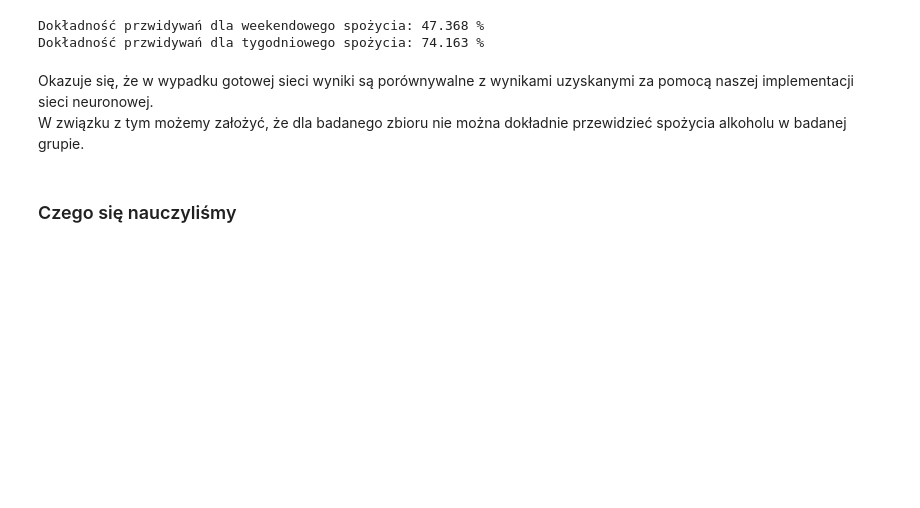
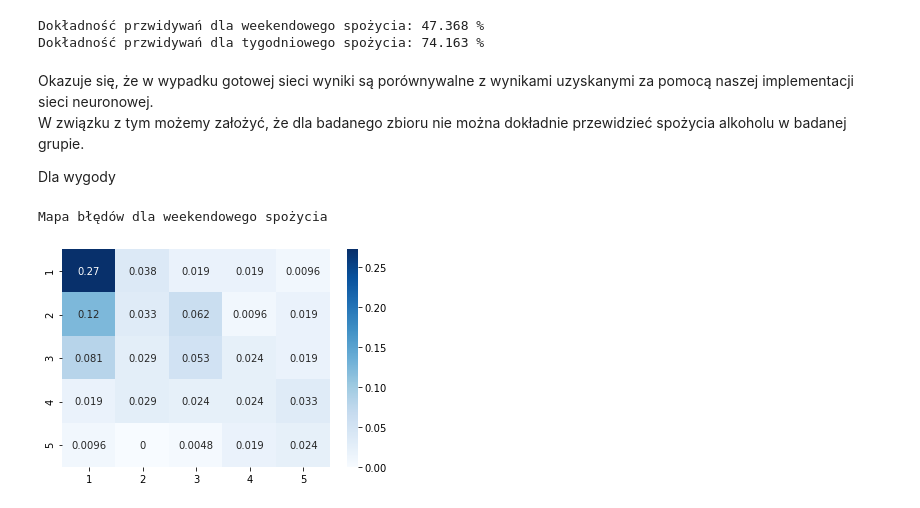
Before and after one commit to tiskus333/Neural_Network_FS, a Jupyter notebook: Analiza.ipynb, the cells around one changed output. Drawn from its saved outputs; the diff is of its cells as text; code cells hidden in the pictures; blank space fills up the shorter version.

```diff
--- a/Analiza.ipynb
+++ b/Analiza.ipynb
@@ -178,5 +178,16 @@ Dokładność przwidywań dla tygodniowego spożycia: 74.163 %
 # %% [markdown]
 Okazuje się, że w wypadku gotowej sieci wyniki są porównywalne z wynikami uzyskanymi za pomocą naszej implementacji sieci neuronowej.
 W związku z tym możemy założyć, że dla badanego zbioru nie można dokładnie przewidzieć spożycia alkoholu w badanej grupie.
+
+Dla wygody
-# %% [markdown]
-### Czego się nauczyliśmy
+# %%
+import seaborn as sns
+from sklearn.metrics import confusion_matrix
+
+walc_predict = nn_walc.predict(X_test_w, True)
+confusion_w = confusion_matrix(list(y_test_w.idxmax(axis=1)-1), list(walc_predict))
+print("Mapa błędów dla weekendowego spożycia")
+tmp = sns.heatmap(confusion_w/np.sum(confusion_w), cmap="Blues", annot=True, xticklabels=[1,2,3,4,5], yticklabels=[1,2,3,4,5])
+# %% [output]
+Mapa błędów dla weekendowego spożycia
+[figure, added]
```
Also changed, not shown: parts of 3 cells of this notebook.
